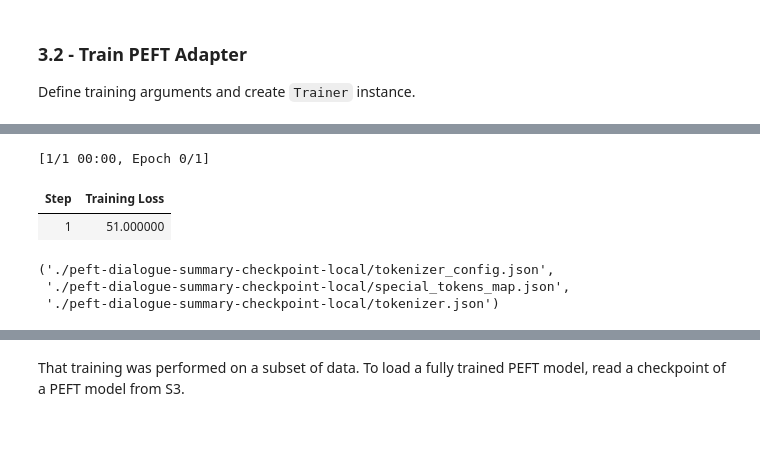
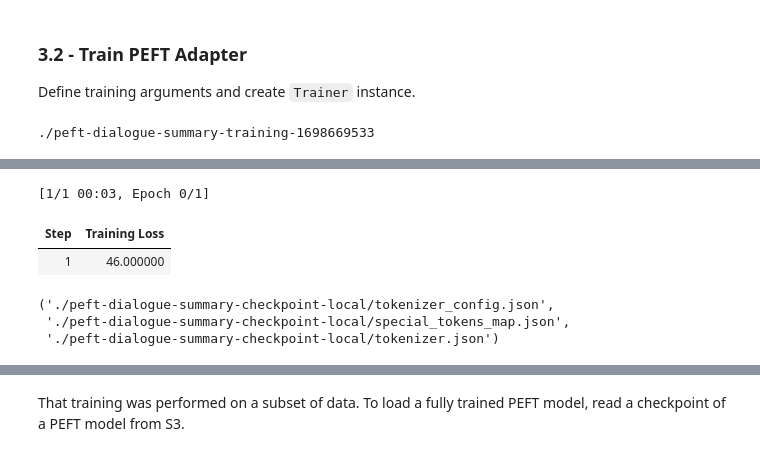
Before and after one commit to ryubidragonfire/Generative-AI-with-LLMs, a Jupyter notebook: Week-2/Lab_2_fine_tune_generative_ai_model copy.ipynb, the cells around one changed output, grey strips where cells are left out. Drawn from its saved outputs; the diff is of its cells as text; code cells hidden in the pictures.

```diff
--- a/Week-2/Lab_2_fine_tune_generative_ai_model copy.ipynb
+++ b/Week-2/Lab_2_fine_tune_generative_ai_model copy.ipynb
@@ -656,6 +674,7 @@ percentage of trainable model parameters: 1.41%
 Define training arguments and create `Trainer` instance.
 # %%
 output_dir = f'./peft-dialogue-summary-training-{str(int(time.time()))}'
+print(output_dir)
 
 peft_training_args = TrainingArguments(
     output_dir=output_dir,
@@ -671,6 +690,8 @@ peft_trainer = Trainer(
     args=peft_training_args,
     train_dataset=tokenized_datasets["train"],
 )
+# %% [output]
+./peft-dialogue-summary-training-1698669533
 # %% [markdown]
 Now everything is ready to train the PEFT adapter and save the model.
 
@@ -678,14 +699,15 @@ Now everything is ready to train the PEFT adapter and save the model.
 # %%
 peft_trainer.train()
 
-peft_model_path="./peft-dialogue-summary-checkpoint-local"
+#peft_model_path="./peft-dialogue-summary-checkpoint-local"
+peft_model_path = output_dir
 
 peft_trainer.model.save_pretrained(peft_model_path)
 tokenizer.save_pretrained(peft_model_path)
 # %% [output]
-[1/1 00:00, Epoch 0/1]
+[1/1 00:03, Epoch 0/1]
 | Step | Training Loss |
-| 1 | 51.000000 |
+| 1 | 46.000000 |
 ('./peft-dialogue-summary-checkpoint-local/tokenizer_config.json',
  './peft-dialogue-summary-checkpoint-local/special_tokens_map.json',
  './peft-dialogue-summary-checkpoint-local/tokenizer.json')
```
Also changed, not shown: parts of 7 cells of this notebook.
